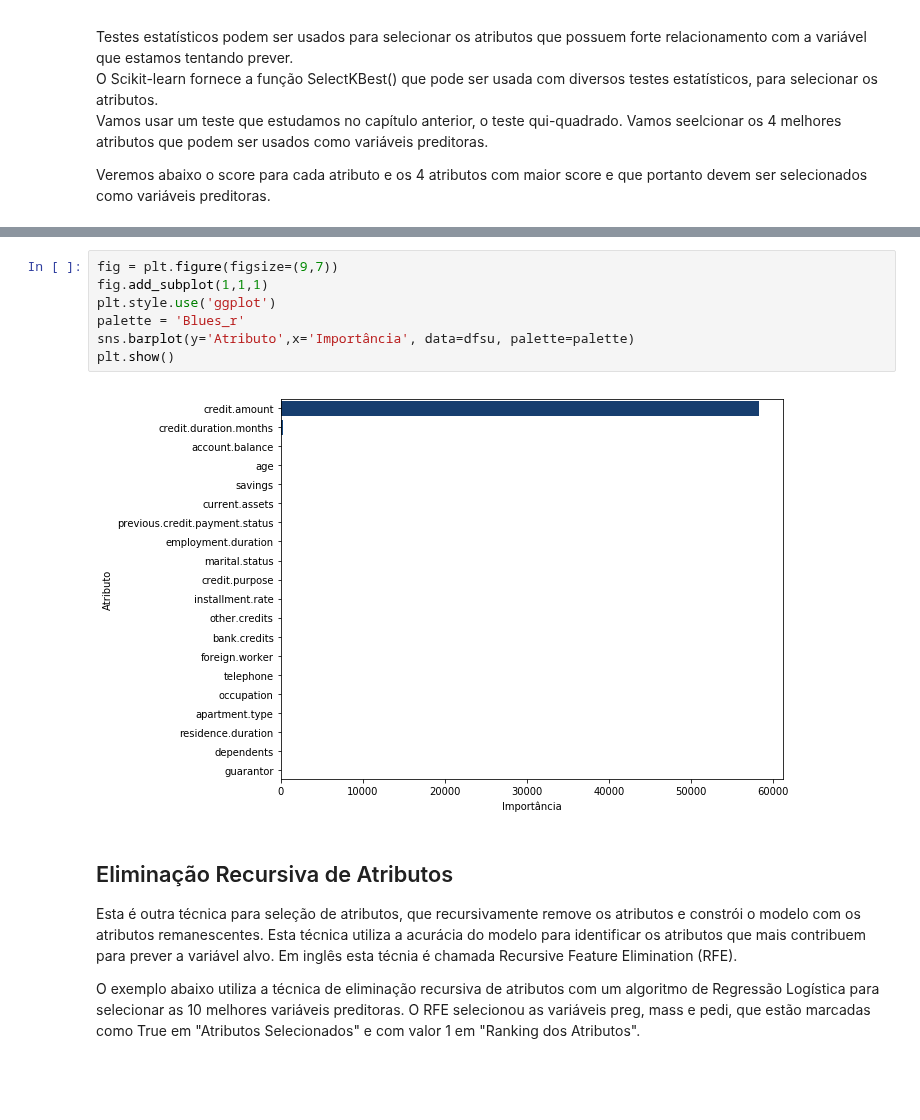
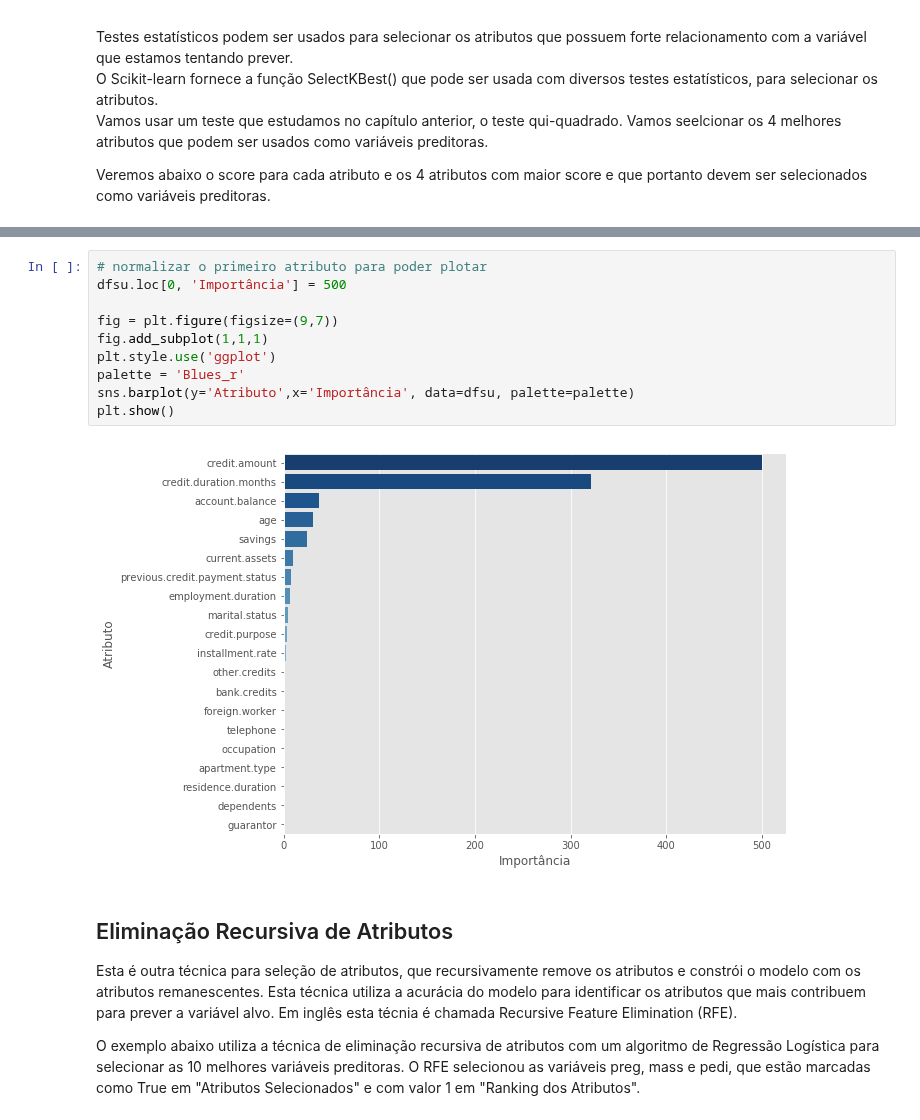
Before and after one commit to vladimiralencar/Alunos-UEPB-TopicosEspeciaisEmBancoDeDados, a Jupyter notebook: RegressaoLogistica/RegressaoLogistica-01.ipynb, the cells around one changed output, grey strips where cells are left out. Cells and saved outputs as stored; diff of their text form; blank space fills up the shorter version.

```diff
--- a/RegressaoLogistica/RegressaoLogistica-01.ipynb
+++ b/RegressaoLogistica/RegressaoLogistica-01.ipynb
@@ -408,14 +439,17 @@ dfsu
 | 18 | dependents | 0.001031 |
 | 19 | guarantor | 0.000044 |
 # %%
+# normalizar o primeiro atributo para poder plotar
+dfsu.loc[0, 'Importância'] = 500
+
 fig = plt.figure(figsize=(9,7))
 fig.add_subplot(1,1,1)
 plt.style.use('ggplot')
 palette = 'Blues_r'
 sns.barplot(y='Atributo',x='Importância', data=dfsu, palette=palette)
 plt.show()
 # %% [output]
-[figure, old version]
+[figure, new version]
 # %% [markdown]
 ## Eliminação Recursiva de Atributos
 Esta é outra técnica para seleção de atributos, que recursivamente remove os atributos e constrói o modelo com os atributos remanescentes. Esta técnica utiliza a acurácia do modelo para identificar os atributos que mais contribuem para prever a variável alvo. Em inglês esta técnia é chamada Recursive Feature Elimination (RFE).
```
Also changed, not shown: parts of 16 cells of this notebook.
